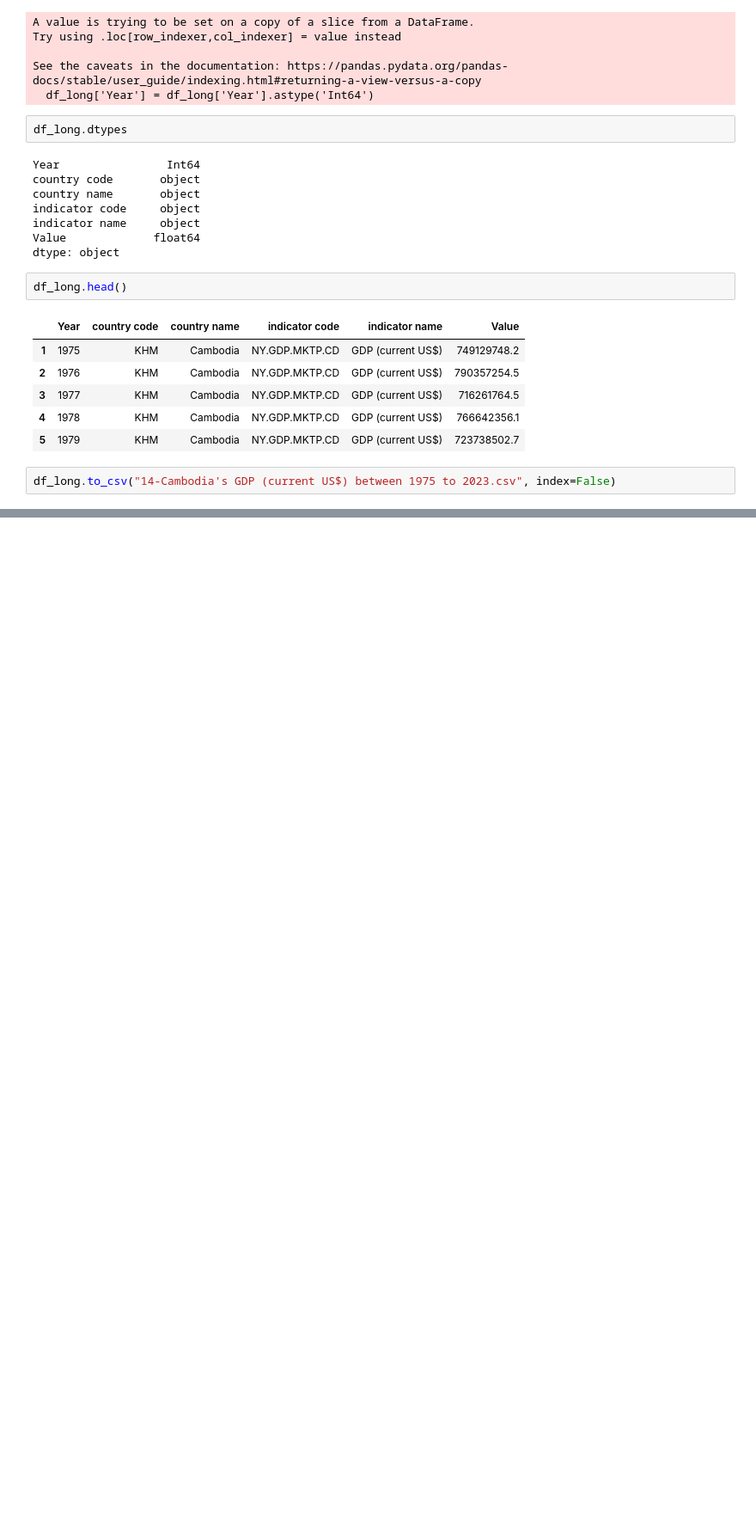
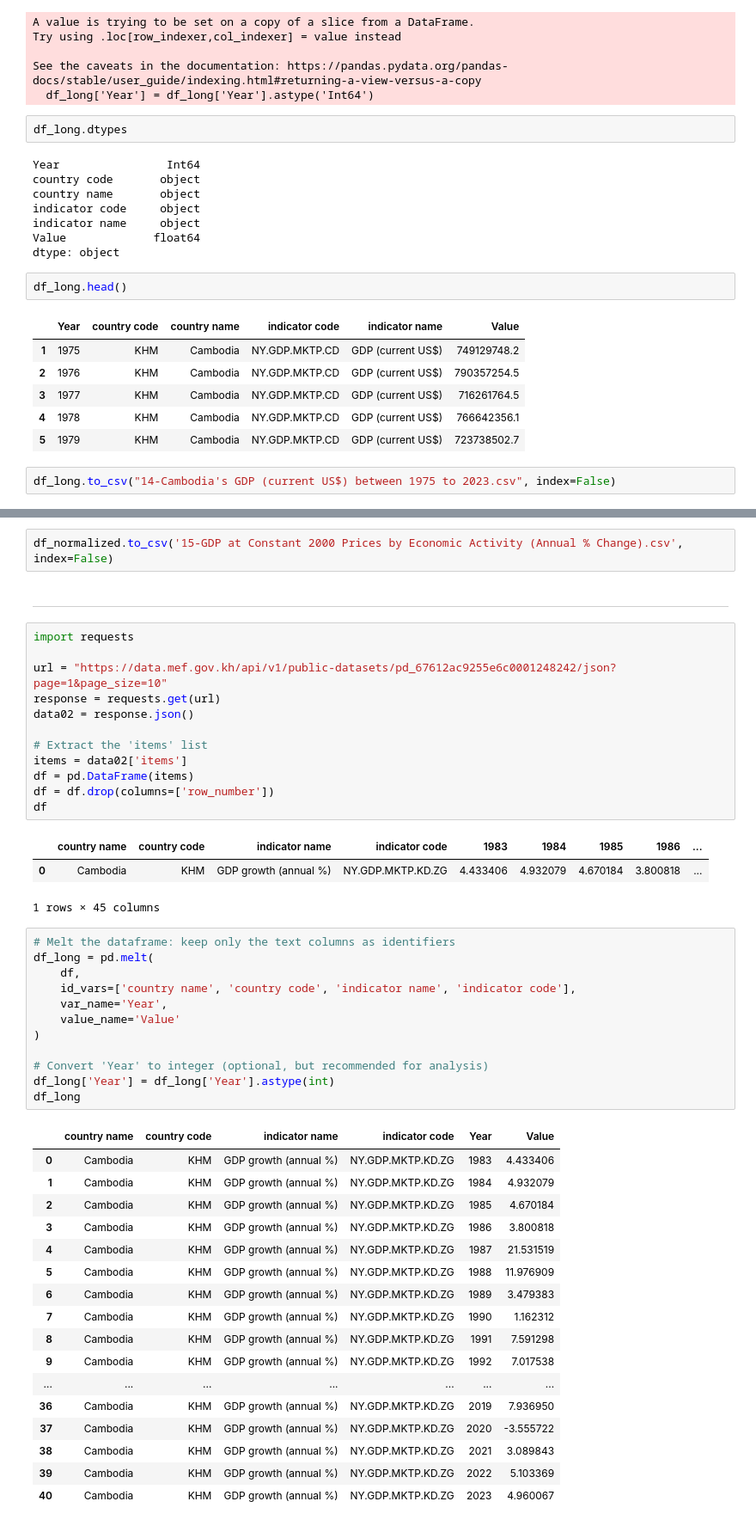
Before and after one commit to KrySenghort/Data-Cleaning-Data-EF, a Jupyter notebook: Code-02.ipynb, the cells around one changed output, grey strips where cells are left out. Shown: that part at 86% size. Drawn from its saved outputs; the diff is of its cells as text; blank space fills up the shorter version.

```diff
--- a/Code-02.ipynb
+++ b/Code-02.ipynb
@@ -822,0 +951,50 @@ df_long.to_csv("14-Cambodia's GDP (current US$) between 1975 to 2023.csv", index
+# %%
+df_normalized.to_csv('15-GDP at Constant 2000 Prices by Economic Activity (Annual % Change).csv', index=False)
+# %% [markdown]
+----
+# %%
+import requests
+
+url = "https://data.mef.gov.kh/api/v1/public-datasets/pd_67612ac9255e6c0001248242/json?page=1&page_size=10"
+response = requests.get(url)
+data02 = response.json()
+
+# Extract the 'items' list
+items = data02['items']
+df = pd.DataFrame(items)
+df = df.drop(columns=['row_number'])
+df
+# %% [output]
+|  | country name | country code | indicator name | indicator code | 1983 | 1984 | 1985 | 1986 | ... |
+| 0 | Cambodia | KHM | GDP growth (annual %) | NY.GDP.MKTP.KD.ZG | 4.433406 | 4.932079 | 4.670184 | 3.800818 | ... |
+1 rows × 45 columns
+# %%
+# Melt the dataframe: keep only the text columns as identifiers
+df_long = pd.melt(
+    df,
+    id_vars=['country name', 'country code', 'indicator name', 'indicator code'],
+    var_name='Year',
+    value_name='Value'
+)
+
+# Convert 'Year' to integer (optional, but recommended for analysis)
+df_long['Year'] = df_long['Year'].astype(int)
+df_long
+# %% [output]
+|  | country name | country code | indicator name | indicator code | Year | Value |
+| 0 | Cambodia | KHM | GDP growth (annual %) | NY.GDP.MKTP.KD.ZG | 1983 | 4.433406 |
+| 1 | Cambodia | KHM | GDP growth (annual %) | NY.GDP.MKTP.KD.ZG | 1984 | 4.932079 |
+| 2 | Cambodia | KHM | GDP growth (annual %) | NY.GDP.MKTP.KD.ZG | 1985 | 4.670184 |
+| 3 | Cambodia | KHM | GDP growth (annual %) | NY.GDP.MKTP.KD.ZG | 1986 | 3.800818 |
+| 4 | Cambodia | KHM | GDP growth (annual %) | NY.GDP.MKTP.KD.ZG | 1987 | 21.531519 |
+| 5 | Cambodia | KHM | GDP growth (annual %) | NY.GDP.MKTP.KD.ZG | 1988 | 11.976909 |
+| 6 | Cambodia | KHM | GDP growth (annual %) | NY.GDP.MKTP.KD.ZG | 1989 | 3.479383 |
+| 7 | Cambodia | KHM | GDP growth (annual %) | NY.GDP.MKTP.KD.ZG | 1990 | 1.162312 |
+| 8 | Cambodia | KHM | GDP growth (annual %) | NY.GDP.MKTP.KD.ZG | 1991 | 7.591298 |
+| 9 | Cambodia | KHM | GDP growth (annual %) | NY.GDP.MKTP.KD.ZG | 1992 | 7.017538 |
+| ... | ... | ... | ... | ... | ... | ... |
+| 36 | Cambodia | KHM | GDP growth (annual %) | NY.GDP.MKTP.KD.ZG | 2019 | 7.936950 |
+| 37 | Cambodia | KHM | GDP growth (annual %) | NY.GDP.MKTP.KD.ZG | 2020 | -3.555722 |
+| 38 | Cambodia | KHM | GDP growth (annual %) | NY.GDP.MKTP.KD.ZG | 2021 | 3.089843 |
+| 39 | Cambodia | KHM | GDP growth (annual %) | NY.GDP.MKTP.KD.ZG | 2022 | 5.103369 |
+| 40 | Cambodia | KHM | GDP growth (annual %) | NY.GDP.MKTP.KD.ZG | 2023 | 4.960067 |
```
Also changed, not shown: parts of 11 cells of this notebook, 2 other files.
